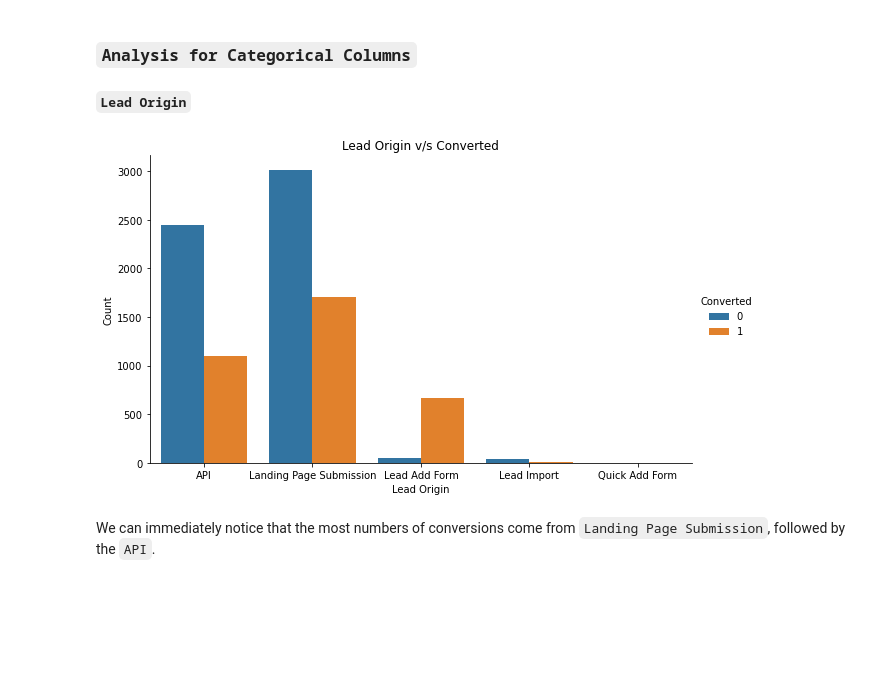
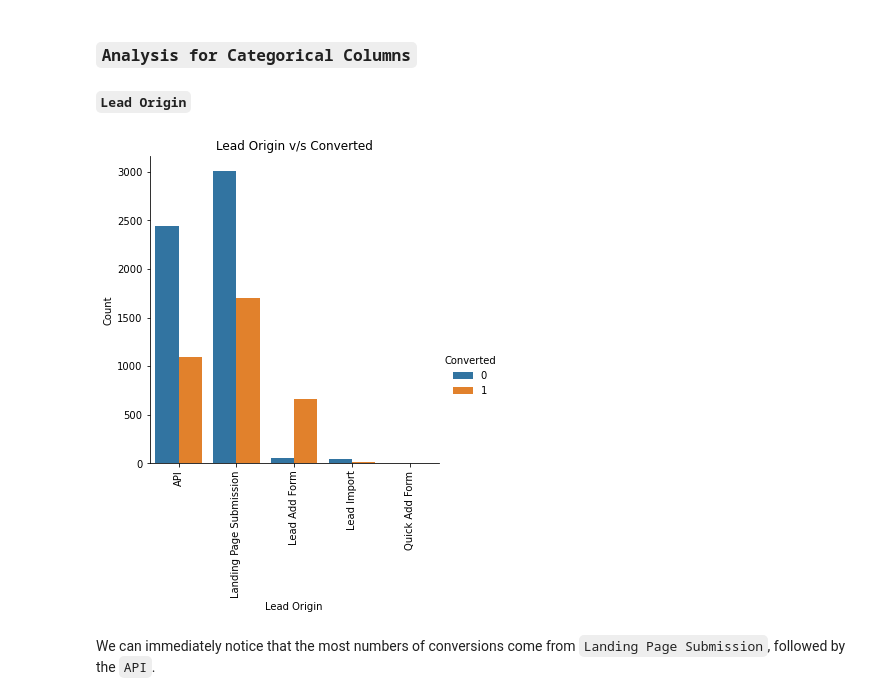
Before and after one commit to ManishDhawal/Lead_Score_Case_Study, a Jupyter notebook: Lead+Scoring+Case+Study.ipynb, the cells around one changed output. Saved outputs shown, nothing was run; the diff lists cells and outputs as text; code cells hidden in the pictures; blank space fills up the shorter version.

```diff
--- a/Lead+Scoring+Case+Study.ipynb
+++ b/Lead+Scoring+Case+Study.ipynb
@@ -182,5 +182,5 @@ We can notice that there are high percentages of null values in many columns, so
 # %%
-leadScore = leadScore.drop(['Specialization', 'How did you hear about X Education', 'Tags', 'Lead Quality', 'Lead Profile','City', 'Asymmetrique Activity Index', 'Asymmetrique Profile Index', 'Asymmetrique Activity Score', 'Asymmetrique Profile Score'], axis=1)
+leadScore = leadScore.drop(['Prospect ID', 'Lead Number', 'Specialization', 'How did you hear about X Education', 'Tags', 'Lead Quality', 'Lead Profile','City', 'Asymmetrique Activity Index', 'Asymmetrique Profile Index', 'Asymmetrique Activity Score', 'Asymmetrique Profile Score'], axis=1)
 # %%
 # Again checking the missing values
 leadMissing = round(100*(leadScore.isnull().sum()/len(leadScore.index)),2)
@@ -266,6 +266,8 @@ Also, the majority of values are `Google` so we are going to impute the other mi
 # %%
 leadScore['Lead Source'] = leadScore['Lead Source'].replace('google', 'Google')
 leadScore['Lead Source'] = leadScore['Lead Source'].replace(np.nan, 'Google')
+# %%
+leadScore['Lead Source'] = leadScore['Lead Source'].replace(['bing','Click2call','Press_Release','youtubechannel','welearnblog_Home','WeLearn','blog','Pay per Click Ads','testone','NC_EDM','Live Chat'],'Others')
 # %%
 leadScore['Page Views Per Visit'].value_counts()
 # %% [output]
@@ -317,5 +319,13 @@ We cannot really figure out any information on the missing values from the above
 # %%
 leadScore['Last Activity'] = leadScore['Last Activity'].replace(np.nan, 'unavailable')
+# %%
+leadScore['Last Activity'] = leadScore['Last Activity'].replace(['Unreachable','Unsubscribed',
+                                                       'Had a Phone Conversation',
+                                                       'Approached upfront',
+                                                        'View in browser link Clicked',
+                                                        'Email Marked Spam',
+                                                        'Email Received','Resubscribed to emails',
+                                                         'Visited Booth in Tradeshow'], 'Others')
 # %%
 leadScore['Country'].value_counts()
 # %% [output]
@@ -502,15 +512,16 @@ We can observe that the conversion rate for all numeric columns is pretty high.
 
 #### `Lead Origin`
 # %%
-sns.catplot(data=leadScore, x='Lead Origin', hue='Converted', kind='count', aspect=1.7)
+sns.catplot(data=leadScore, x='Lead Origin', hue='Converted', kind='count')
 
 plt.title('Lead Origin v/s Converted', fontsize=12)
+plt.xticks(rotation=90)
 plt.xlabel('Lead Origin', fontsize=10)
 plt.ylabel('Count', fontsize=10)
 
 plt.show()
 # %% [output]
-[figure, old version]
+[figure, new version]
 # %% [markdown]
 We can immediately notice that the most numbers of conversions come from `Landing Page Submission`, followed by the `API`.
 # %% [markdown]
```
Also changed, not shown: parts of 59 cells of this notebook.
